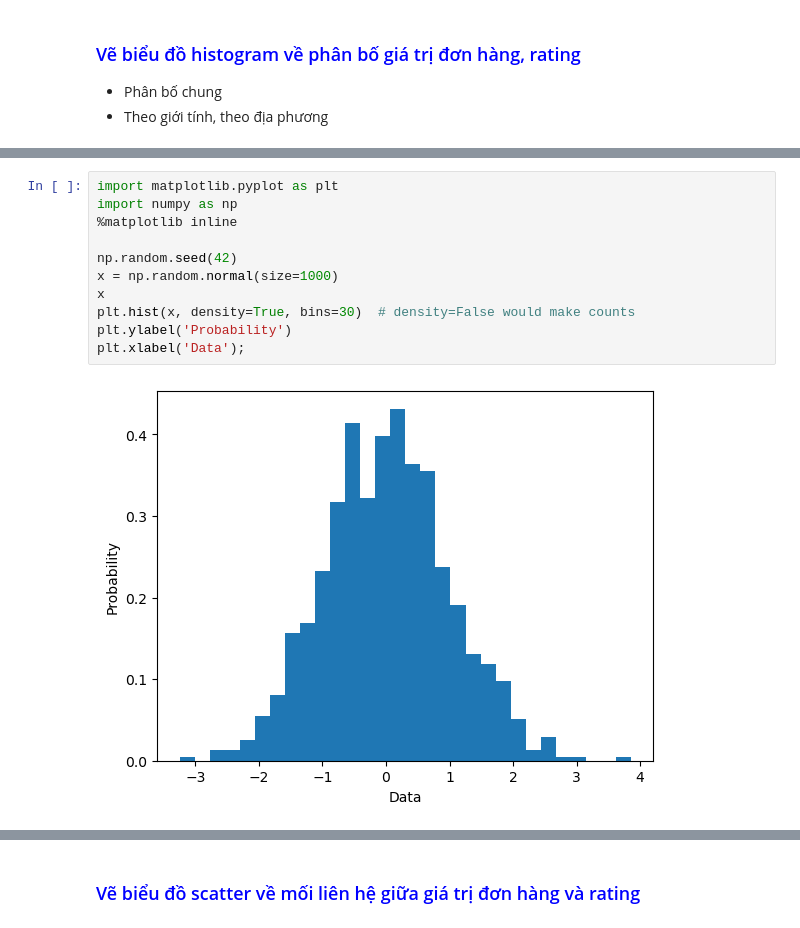
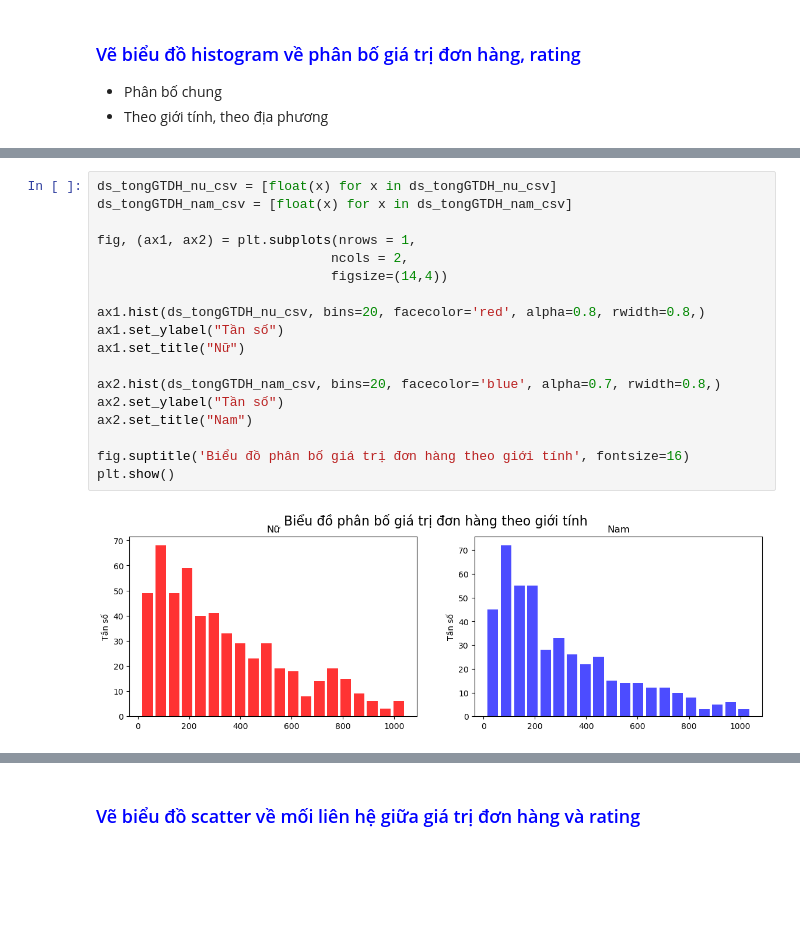
Before and after one commit to nguyenminhthuy/da-course-cybersoft, a Jupyter notebook: DA08_Wk4-2_NguyenMinhThuy.ipynb, the cells around one changed output, grey strips where cells are left out. Drawn from its saved outputs; the diff is of its cells as text; blank space fills up the shorter version.

```diff
--- a/DA08_Wk4-2_NguyenMinhThuy.ipynb
+++ b/DA08_Wk4-2_NguyenMinhThuy.ipynb
@@ -141,13 +140,20 @@ plt.show()
-# %%
-import matplotlib.pyplot as plt
-import numpy as np
-%matplotlib inline
-
-np.random.seed(42)
-x = np.random.normal(size=1000)
-x
-plt.hist(x, density=True, bins=30)  # density=False would make counts
-plt.ylabel('Probability')
-plt.xlabel('Data');
-# %% [output]
-[figure, removed]
+# %%
+ds_tongGTDH_nu_csv = [float(x) for x in ds_tongGTDH_nu_csv]
+ds_tongGTDH_nam_csv = [float(x) for x in ds_tongGTDH_nam_csv]
+
+fig, (ax1, ax2) = plt.subplots(nrows = 1,
+                              ncols = 2,
+                              figsize=(14,4))
+
+ax1.hist(ds_tongGTDH_nu_csv, bins=20, facecolor='red', alpha=0.8, rwidth=0.8,)
+ax1.set_ylabel("Tần số")
+ax1.set_title("Nữ")
+
+ax2.hist(ds_tongGTDH_nam_csv, bins=20, facecolor='blue', alpha=0.7, rwidth=0.8,)
+ax2.set_ylabel("Tần số")
+ax2.set_title("Nam")
+
+fig.suptitle('Biểu đồ phân bố giá trị đơn hàng theo giới tính', fontsize=16)
+plt.show()
+# %% [output]
+[figure, added]
```
Also changed, not shown: parts of 7 cells of this notebook.
